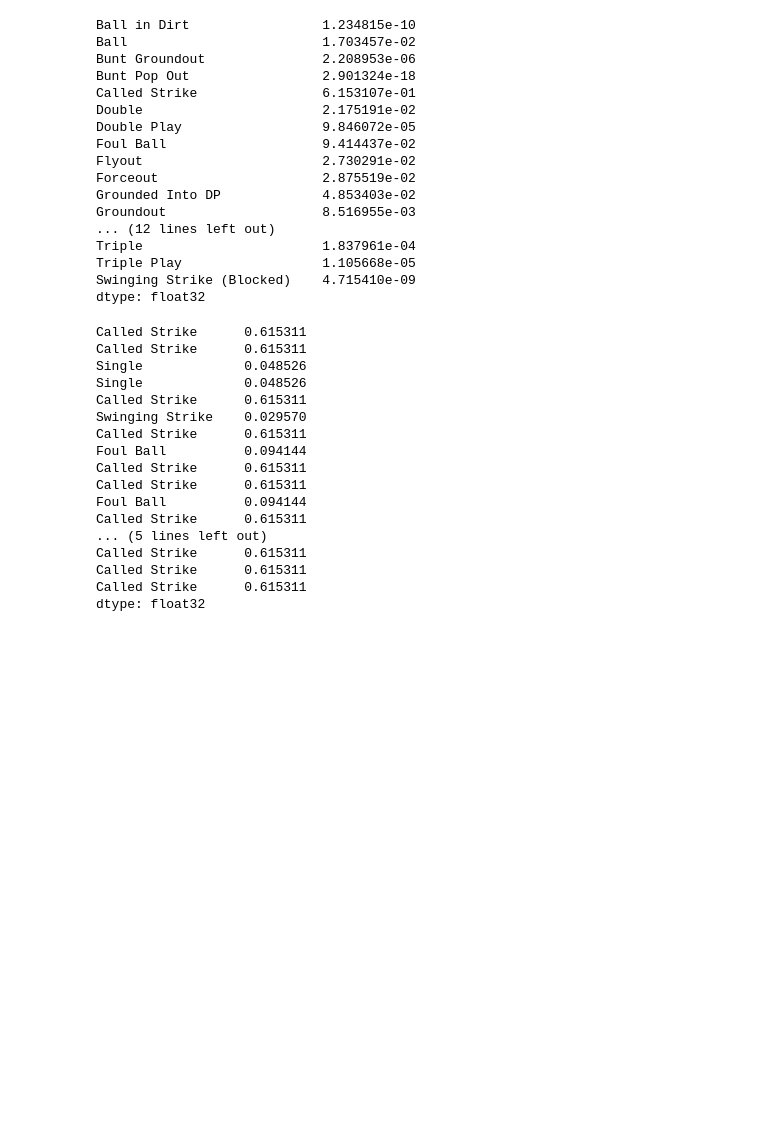
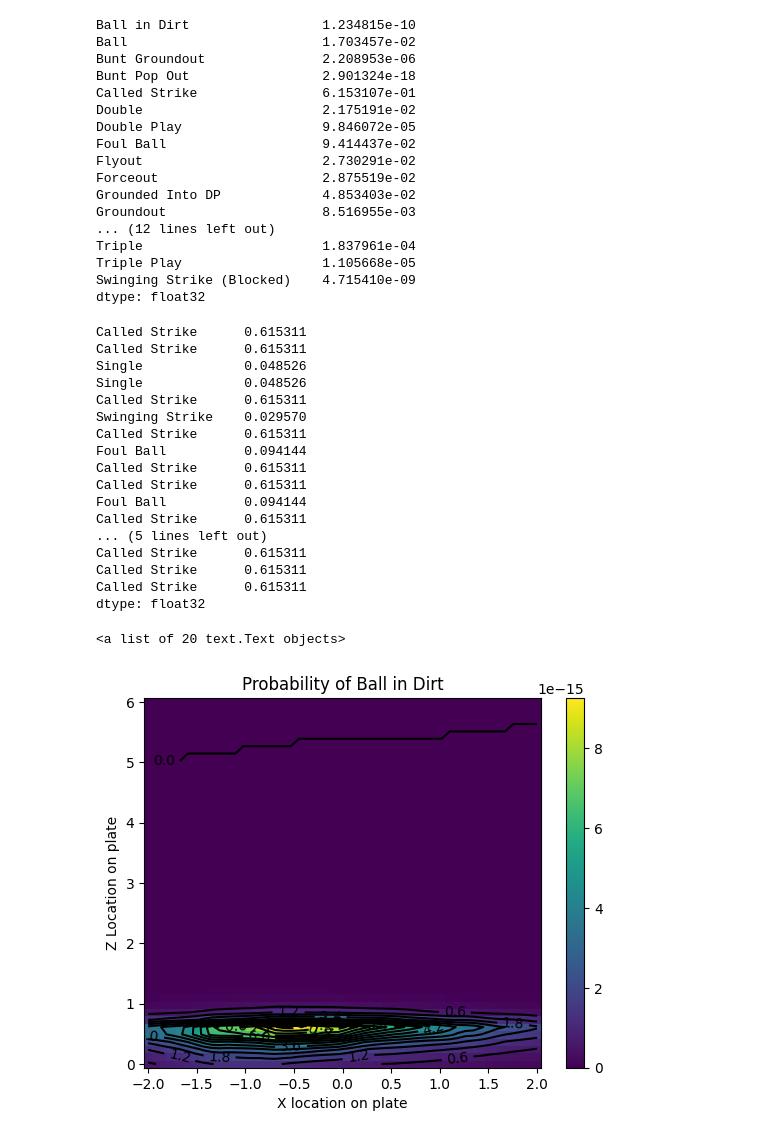
Before and after one commit to CarterTegen/4240BaseballProject, a Jupyter notebook: scripts/event_NN.ipynb, the cells around one changed output. Saved outputs shown, nothing was run; the diff lists cells and outputs as text; code cells hidden in the pictures; blank space fills up the shorter version.

Commit message:
Probability visualization

```diff
--- a/scripts/event_NN.ipynb
+++ b/scripts/event_NN.ipynb
@@ -398,3 +399,81 @@ Called Strike      0.615311
 Called Strike      0.615311
 Called Strike      0.615311
 dtype: float32
+# %%
+context = {
+    "b_score": 0,
+    "p_score": 0,
+    "b_count": 0,
+    "s_count": 0,
+    "outs": 0,
+    "pitch_num": 1,
+    "on_1b": 0,
+    "on_2b": 0,
+    "on_3b": 0,
+    "inning": 1,
+    "p_isrighty": 1,
+    "b_isrighty": 0,
+    "is_top_inning": 1
+}
+indexes = [key for key, val in context.items()]
+values = [val for key, val in context.items()]
+context = pd.Series(values, index=indexes, dtype=float)
+
+
+inputs = {
+    "start_speed": 90,
+    "spin_rate": 2400,
+    "spin_dir": 159,
+    "px": 0.5,
+    "pz": 0.2,
+    "pitch_type": "FF"
+}
+
+PITCH_TYPES = ['CH', 'CU', 'FC', 'FF', 'FS', 'FT', 'KC', 'KN', 'SI', 'SL']
+
+pitches = [inputs["pitch_type"]==val for val in PITCH_TYPES]
+pitches = pd.Series(pitches, index=PITCH_TYPES, dtype=float)
+
+model_path = "scripts/event/models/HL1_512.pt"
+model = torch.load(model_path)
+model = model.to(torch.device("cuda"))
+
+model.eval()
+torch.no_grad()
+inputs = pd.Series([inputs["start_speed"], inputs["spin_rate"], inputs["spin_dir"], inputs["px"], inputs["pz"]], index=["start_speed", "spin_rate", "spin_dir", "px", "pz"], dtype=float)
+
+pitch = pd.concat([inputs, pitches, context])
+
+scaler = load(open('scripts/scaler.pkl', 'rb'))
+
+# pitch = scaler.transform(np.array(pitch.values).reshape(1, -1))
+#print(pitch_to)
+# probabilities = model(torch.tensor(pitch, dtype=torch.float32).cuda())
+# probabilities = pd.Series(probabilities.detach().cpu().numpy()[0], index=event_names.transpose().to_numpy()[0])
+
+# print(probabilities["Ball"])
+item = "Ball in Dirt"
+n = 50
+px, pz = np.meshgrid(np.linspace(-2, 2, n), np.linspace(0, 6, n))
+scores = np.zeros((n, n))
+for i in range(len(px)):
+    for j in range(len(pz)):
+        pitch["px"], pitch["pz"] = px[i,j], pz[i,j]
+        to_model = scaler.transform(np.array(pitch.values).reshape(1, -1))
+        probabilities = model(torch.tensor(to_model, dtype=torch.float32).cuda())
+        probabilities = pd.Series(probabilities.detach().cpu().numpy()[0], index=event_names.transpose().to_numpy()[0])
+        scores[i, j] = probabilities[item]
+
+
+
+plt.figure()
+plt.pcolor(px, pz, scores)
+plt.colorbar()
+plt.title("Probability of " + item)
+plt.xlabel("X location on plate")
+plt.ylabel("Z Location on plate")
+cs = plt.contour(px, pz, scores, 15, colors="black")
+plt.clabel(cs)
+# %% [output]
+<a list of 20 text.Text objects>
+[figure, added]
```
Also changed, not shown: parts of 1 cell of this notebook.
